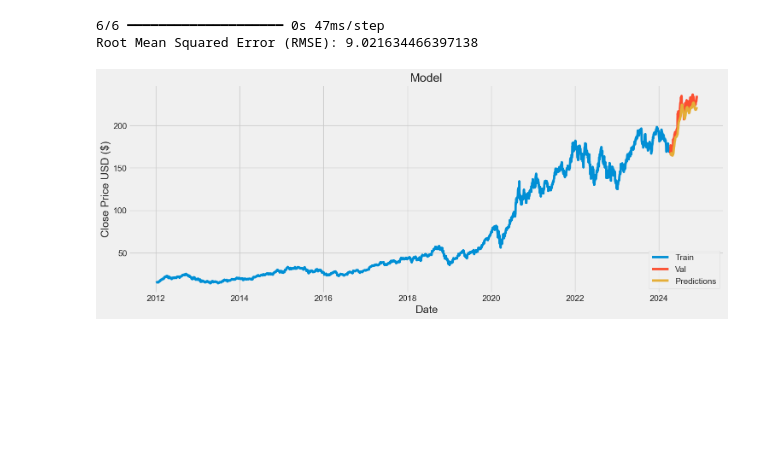
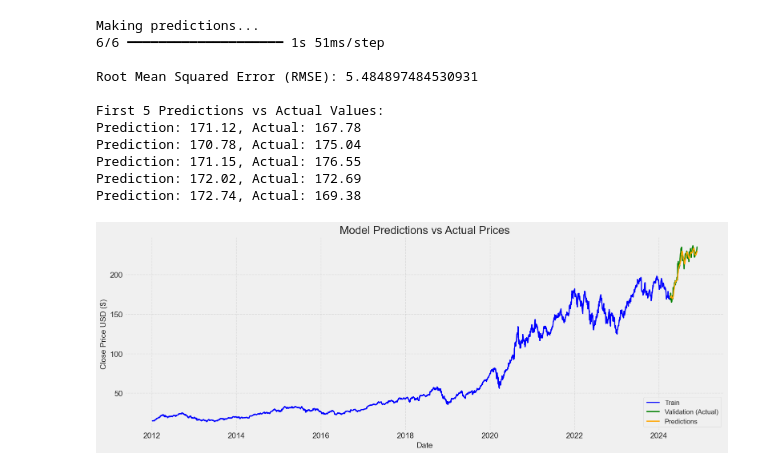
Before and after one commit to junior-stack/Big-data-project, a Jupyter notebook: Stock_Market_Analysis_Spark.ipynb, the cells around one changed output. Saved outputs shown, nothing was run; the diff lists cells and outputs as text; code cells hidden in the pictures; blank space fills up the shorter version.

```diff
--- a/Stock_Market_Analysis_Spark.ipynb
+++ b/Stock_Market_Analysis_Spark.ipynb
@@ -246,8 +146,8 @@ rows = math.ceil(num_plots / cols)  # Dynamically calculate rows
 # Iterate through the Pandas DataFrames stored in pandas_dfs
 for i, (ticker, company_df) in enumerate(pandas_dfs.items(), 1):
     plt.subplot(rows, cols, i)  # Adjust subplot to dynamically fit the grid
-    company_df['Adj Close'].plot()
-    plt.ylabel('Adj Close')
+    company_df['close'].plot()  # Use 'close' instead of 'Adj Close'
+    plt.ylabel('Close Price')
     plt.xlabel(None)
     plt.title(f"Closing Price of {ticker}")
 
@@ -618,6 +609,8 @@ y_train shape: (3025,)
 # %%
 from keras.models import Sequential
 from keras.layers import Dense, LSTM, Input
+from keras.optimizers import Adam
+import matplotlib.pyplot as plt
 
 # Build the LSTM model
 model = Sequential()
@@ -634,11 +627,23 @@ model.add(Dense(25, activation='relu'))
 model.add(Dense(1))  # Output layer
 
 # Compile the model
-model.compile(optimizer='adam', loss='mean_squared_error')
+model.compile(optimizer=Adam(learning_rate=0.001), loss='mean_squared_error')
 
 # Summary of the model for clarity
+print("\nLSTM Model Summary:")
 model.summary()
 
 # Train the model
+print("\nTraining the model...")
 history = model.fit(x_train, y_train, batch_size=32, epochs=10, verbose=1)
+
+# Plot training loss for monitoring
+plt.figure(figsize=(8, 5))
+plt.plot(history.history['loss'], label='Training Loss', color='blue')
+plt.title('Model Training Loss', fontsize=16)
+plt.xlabel('Epochs', fontsize=12)
+plt.ylabel('Loss', fontsize=12)
+plt.legend()
+plt.grid(True, linestyle='--', alpha=0.5)
+plt.show()
 # %% [output]
@@ -680,15 +684,15 @@ Epoch 10/10
 # %%
 # Create the testing data set
-# Create a new array containing scaled values from index training_data_len - 60 to the end
+# Use data from index training_data_len - 60 to the end for testing
 test_data = scaled_data[training_data_len - 60:, :]
 
-# Create the data sets x_test and y_test
-x_test = []
+# Create x_test and y_test
+x_test = []  # Input sequences for the model
 y_test = dataset[training_data_len:, :]  # Actual values (not scaled)
 
 # Generate x_test sequences (lookback window of 60 timesteps)
 for i in range(60, len(test_data)):
-    x_test.append(test_data[i-60:i, 0])
+    x_test.append(test_data[i-60:i, 0])  # Use the last 60 timesteps as input
 
 # Convert x_test to a numpy array
 x_test = np.array(x_test)
@@ -697,6 +701,7 @@ x_test = np.array(x_test)
 x_test = np.reshape(x_test, (x_test.shape[0], x_test.shape[1], 1))
 
 # Make predictions using the trained model
+print("\nMaking predictions...")
 predictions = model.predict(x_test)
 
 # Transform predictions back to original scale
@@ -704,27 +709,46 @@ predictions = scaler.inverse_transform(predictions)
 
 # Calculate the root mean squared error (RMSE)
 rmse = np.sqrt(np.mean((predictions - y_test) ** 2))
-print("Root Mean Squared Error (RMSE):", rmse)
+print("\nRoot Mean Squared Error (RMSE):", rmse)
+
+# Display the first few predictions and their corresponding actual values for validation
+print("\nFirst 5 Predictions vs Actual Values:")
+for i in range(5):
+    print(f"Prediction: {predictions[i][0]:.2f}, Actual: {y_test[i][0]:.2f}")
 # %% [output]
-6/6 ━━━━━━━━━━━━━━━━━━━━ 0s 47ms/step
-Root Mean Squared Error (RMSE): 9.021634466397138
+Making predictions...
+6/6 ━━━━━━━━━━━━━━━━━━━━ 1s 51ms/step
+
+Root Mean Squared Error (RMSE): 5.484897484530931
+
+First 5 Predictions vs Actual Values:
+Prediction: 171.12, Actual: 167.78
+Prediction: 170.78, Actual: 175.04
+Prediction: 171.15, Actual: 176.55
+Prediction: 172.02, Actual: 172.69
+Prediction: 172.74, Actual: 169.38
 # %%
-# Plot the data
+# Separate the training data
 train = data[:training_data_len]
-valid = data[training_data_len:]
+
+# Separate the validation data and add predictions
 valid = data[training_data_len:].copy()
 valid['Predictions'] = predictions
-# Visualize the data
-plt.figure(figsize=(16,6))
-plt.title('Model')
-plt.xlabel('Date', fontsize=18)
-plt.ylabel('Close Price USD ($)', fontsize=18)
-plt.plot(train['Close'])
-plt.plot(valid[['Close', 'Predictions']])
-plt.legend(['Train', 'Val', 'Predictions'], loc='lower right')
+
+# Plot the data
+plt.figure(figsize=(16, 6))
+plt.title('Model Predictions vs Actual Prices', fontsize=20)
+plt.xlabel('Date', fontsize=14)
+plt.ylabel('Close Price USD ($)', fontsize=14)
+plt.plot(train['Close'], label='Train', color='blue', linewidth=2)
+plt.plot(valid['Close'], label='Validation (Actual)', color='green', linewidth=2)
+plt.plot(valid['Predictions'], label='Predictions', color='orange', linewidth=2)
+plt.legend(loc='lower right', fontsize=12)
+plt.grid(True, linestyle='--', alpha=0.5)
+plt.tight_layout()
 plt.show()
 # %% [output]
-[figure, old version]
+[figure, new version]
 # %%
 # Create a DataFrame to compare actual and predicted prices
 valid = pd.DataFrame({
```
Also changed, not shown: parts of 29 cells of this notebook, 6 other files.
